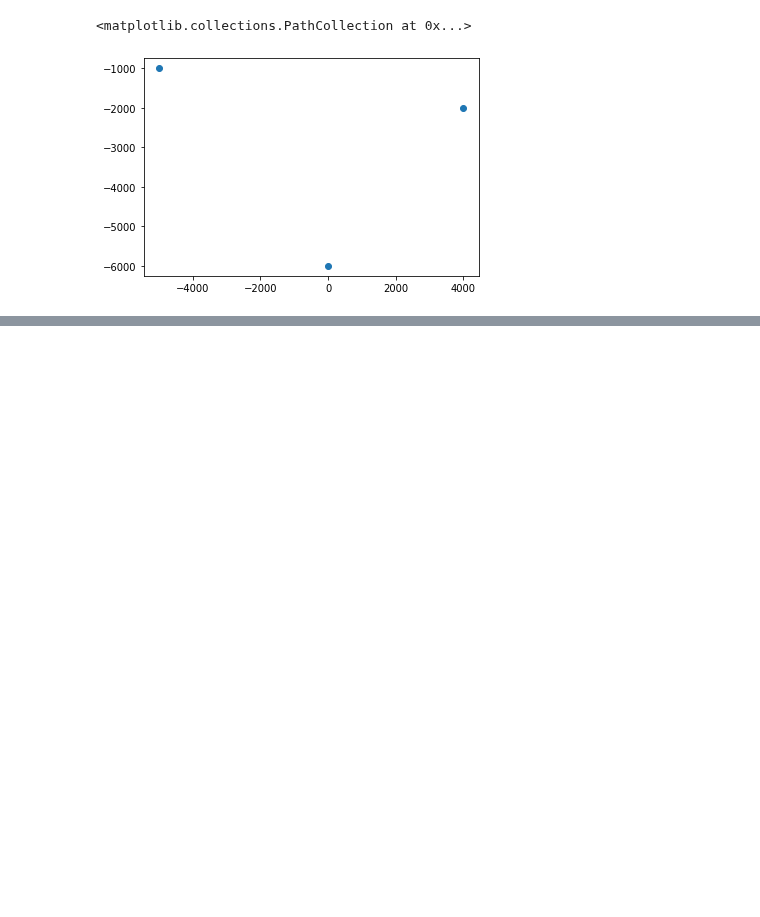
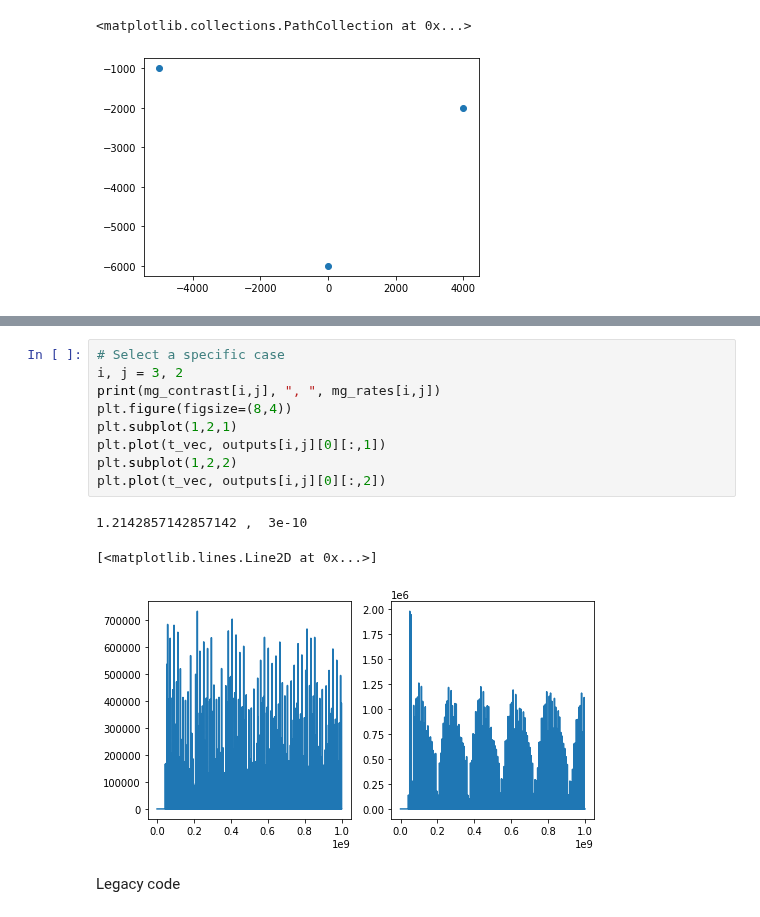
Before and after one commit to fredriclam/magma-network, a Jupyter notebook: fig_V_formation.ipynb, the cells around one changed output, grey strips where cells are left out. Saved outputs shown, nothing was run; the diff lists cells and outputs as text; blank space fills up the shorter version.

```diff
--- a/fig_V_formation.ipynb
+++ b/fig_V_formation.ipynb
@@ -138,0 +239,15 @@ Text(0, 0.5, 'Time of occurence (s)')
+# %%
+# Select a specific case
+i, j = 3, 2
+print(mg_contrast[i,j], ", ", mg_rates[i,j])
+plt.figure(figsize=(8,4))
+plt.subplot(1,2,1)
+plt.plot(t_vec, outputs[i,j][0][:,1])
+plt.subplot(1,2,2)
+plt.plot(t_vec, outputs[i,j][0][:,2])
+# %% [output]
+1.2142857142857142 ,  3e-10
+[<matplotlib.lines.Line2D at 0x...>]
+[figure, added]
+# %% [markdown]
+Legacy code
```
Also changed, not shown: parts of 17 cells of this notebook, 14 other files.
